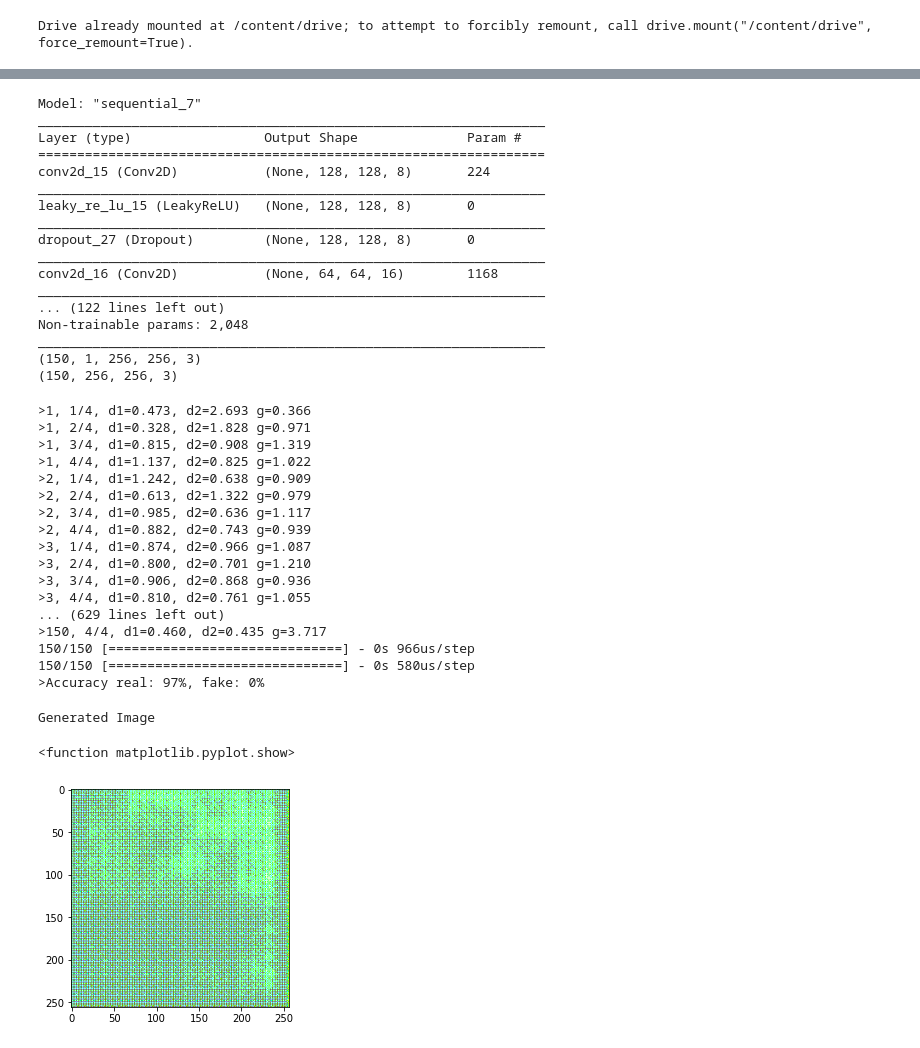
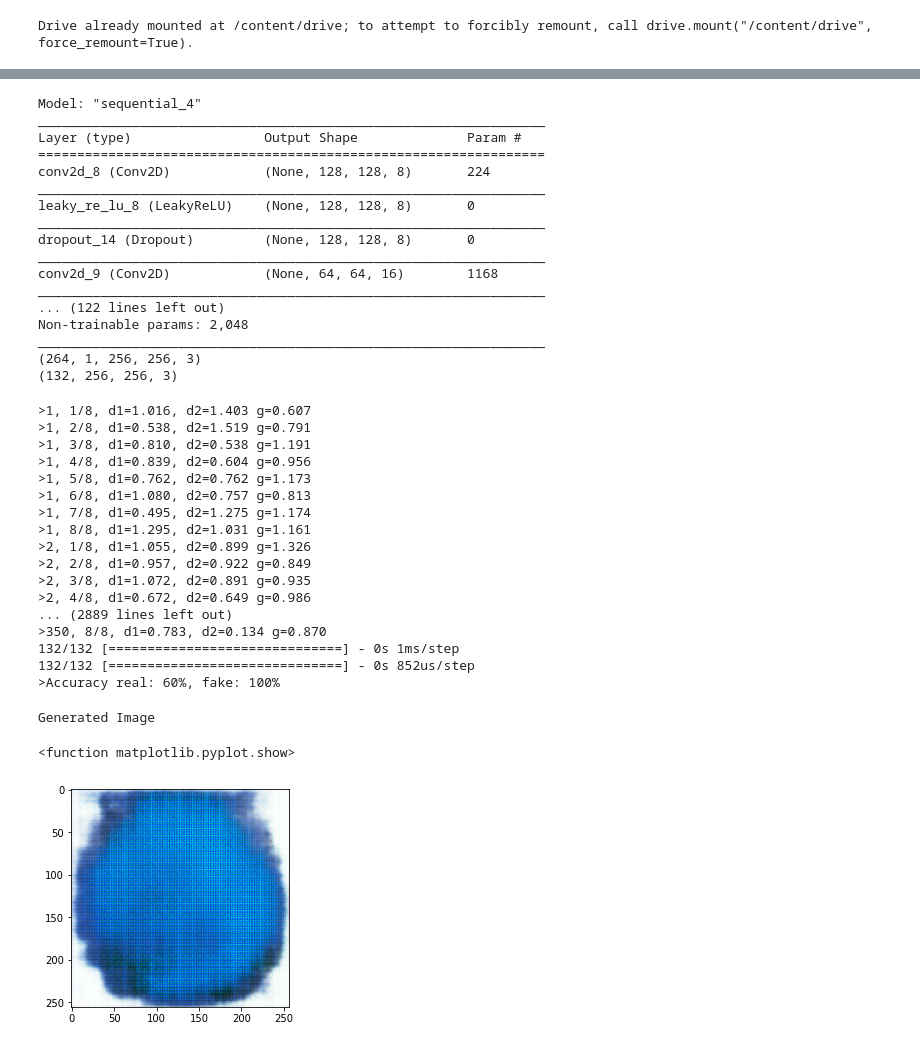
Before and after one commit to SamyakR99/GAN, a Jupyter notebook: Citrus/GAN_for_Citrus.ipynb, the cells around one changed output, grey strips where cells are left out. Drawn from its saved outputs; the diff is of its cells as text; code cells hidden in the pictures.

```diff
--- a/Citrus/GAN_for_Citrus.ipynb
+++ b/Citrus/GAN_for_Citrus.ipynb
@@ -251,6 +248,6 @@ print(np.array(training_data).shape)
 # %%
 
-latent_dim = 100
+latent_dim = 4096
 d_model = discriminator()
 g_model = generator(latent_dim)
 gan_model = gan(g_model,d_model)
@@ -261,52 +258,53 @@ print(np.array(training_data).shape)
 dataset = load_real_data(xsam)
 train(g_model,d_model,gan_model,dataset,latent_dim)
 # %% [output]
-Model: "sequential_7"
+Model: "sequential_4"
 _________________________________________________________________
 Layer (type)                 Output Shape              Param #
 =================================================================
-conv2d_15 (Conv2D)           (None, 128, 128, 8)       224
+conv2d_8 (Conv2D)            (None, 128, 128, 8)       224
 _________________________________________________________________
-leaky_re_lu_15 (LeakyReLU)   (None, 128, 128, 8)       0
+leaky_re_lu_8 (LeakyReLU)    (None, 128, 128, 8)       0
 _________________________________________________________________
-dropout_27 (Dropout)         (None, 128, 128, 8)       0
+dropout_14 (Dropout)         (None, 128, 128, 8)       0
 _________________________________________________________________
-conv2d_16 (Conv2D)           (None, 64, 64, 16)        1168
+conv2d_9 (Conv2D)            (None, 64, 64, 16)        1168
 _________________________________________________________________
 ... (122 lines left out)
 Non-trainable params: 2,048
 _________________________________________________________________
-(150, 1, 256, 256, 3)
-(150, 256, 256, 3)
+(264, 1, 256, 256, 3)
+(132, 256, 256, 3)
->1, 1/4, d1=0.473, d2=2.693 g=0.366
->1, 2/4, d1=0.328, d2=1.828 g=0.971
->1, 3/4, d1=0.815, d2=0.908 g=1.319
->1, 4/4, d1=1.137, d2=0.825 g=1.022
->2, 1/4, d1=1.242, d2=0.638 g=0.909
->2, 2/4, d1=0.613, d2=1.322 g=0.979
->2, 3/4, d1=0.985, d2=0.636 g=1.117
->2, 4/4, d1=0.882, d2=0.743 g=0.939
->3, 1/4, d1=0.874, d2=0.966 g=1.087
->3, 2/4, d1=0.800, d2=0.701 g=1.210
->3, 3/4, d1=0.906, d2=0.868 g=0.936
->3, 4/4, d1=0.810, d2=0.761 g=1.055
-... (629 lines left out)
->150, 4/4, d1=0.460, d2=0.435 g=3.717
-150/150 [==============================] - 0s 966us/step
-150/150 [==============================] - 0s 580us/step
->Accuracy real: 97%, fake: 0%
+>1, 1/8, d1=1.016, d2=1.403 g=0.607
+>1, 2/8, d1=0.538, d2=1.519 g=0.791
+>1, 3/8, d1=0.810, d2=0.538 g=1.191
+>1, 4/8, d1=0.839, d2=0.604 g=0.956
+>1, 5/8, d1=0.762, d2=0.762 g=1.173
+>1, 6/8, d1=1.080, d2=0.757 g=0.813
+>1, 7/8, d1=0.495, d2=1.275 g=1.174
+>1, 8/8, d1=1.295, d2=1.031 g=1.161
+>2, 1/8, d1=1.055, d2=0.899 g=1.326
+>2, 2/8, d1=0.957, d2=0.922 g=0.849
+>2, 3/8, d1=1.072, d2=0.891 g=0.935
+>2, 4/8, d1=0.672, d2=0.649 g=0.986
+... (2889 lines left out)
+>350, 8/8, d1=0.783, d2=0.134 g=0.870
+132/132 [==============================] - 0s 1ms/step
+132/132 [==============================] - 0s 852us/step
+>Accuracy real: 60%, fake: 100%
 # %%
+
 from keras.models import load_model
 
-model = load_model('generator_model_150.h5')
-vector = np.asarray([[10.75 for _ in range(100)]])
+model = load_model('generator_model_350.h5')
+vector = np.asarray([[1.75 for _ in range(4096)]])
 
 x= model.predict(vector)
 x = (x+1)/2
 print("Generated Image")
 pyplot.imshow(x[0,:,:])
 pyplot.show
 # %% [output]
 Generated Image
 <function matplotlib.pyplot.show>
-[figure, old version]
+[figure, new version]
```
Also changed, not shown: parts of 8 cells of this notebook.
